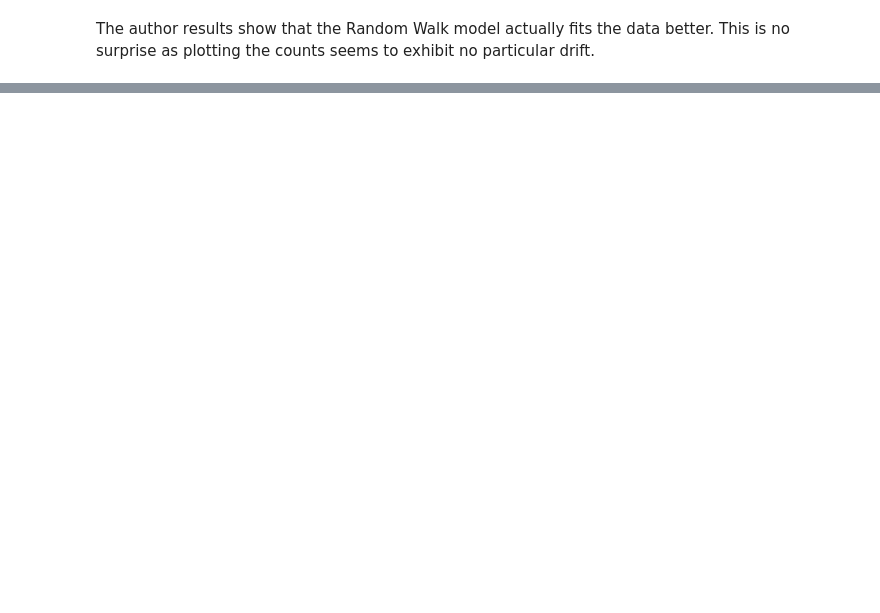
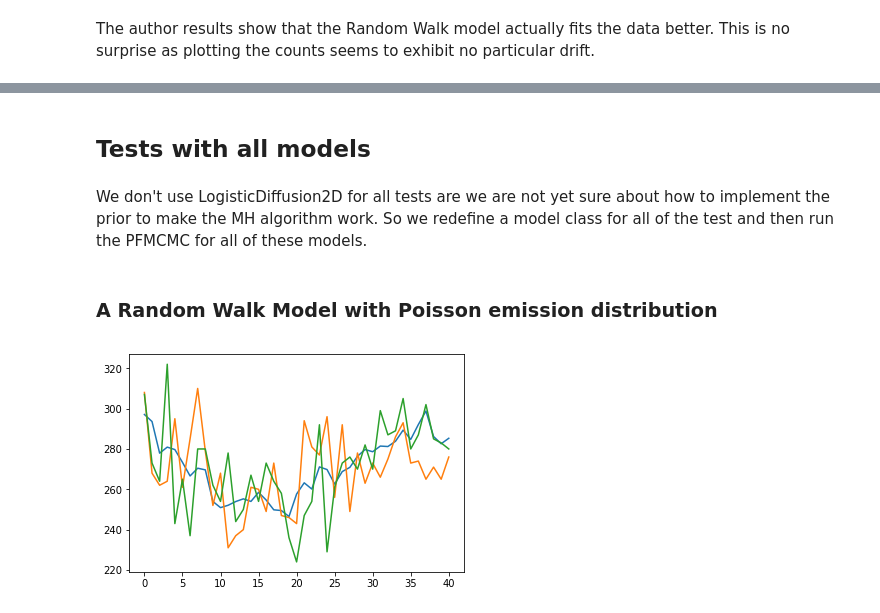
Before and after one commit to issxmeddine/Kangaroos, a Jupyter notebook: Kangaroos_Knape.ipynb, the cells around one changed output, grey strips where cells are left out. Drawn from its saved outputs; the diff is of its cells as text; code cells hidden in the pictures; blank space fills up the shorter version.

```diff
--- a/Kangaroos_Knape.ipynb
+++ b/Kangaroos_Knape.ipynb
@@ -279,13 +106,0 @@ Acceptance rate: 0.0
-# %%
-class RandomWalk2D_poisson(ssm.StateSpaceModel):
-    default_parameters={'sigma': 0.01, 'N0':np.log(200)}
-
-    def PX0(self):
-        return dists.Normal(loc=self.N0,scale=self.sigma)
-
-    def PX(self, t, xp):
-        return dists.Normal(loc=xp,scale=self.sigma*np.sqrt(dt[t]))
-
-    def PY(self, t, xp, x):
-        return dists.IndepProd(dists.Poisson(rate=np.exp(x)),
-                               dists.Poisson(rate=np.exp(x)))
@@ -319,0 +124,24 @@ Acceptance rate: 0.0
+# %% [markdown]
+## Tests with all models
+# %% [markdown]
+We don't use LogisticDiffusion2D for all tests are we are not yet sure about how to implement the prior to make the MH algorithm work. So we redefine a model class for all of the test and then run the PFMCMC for all of these models.
+# %% [markdown]
+### A Random Walk Model with Poisson emission distribution
+# %%
+class RandomWalk2D_poisson(ssm.StateSpaceModel):
+    default_parameters={'sigma': 0.01}
+
+    def PX0(self):
+        return dists.Normal(loc=np.log(mean_N0),scale=0.01)
+
+    def PX(self, t, xp):
+        return dists.Normal(loc=xp,scale=self.sigma*np.sqrt(dt[t]))
+
+    def PY(self, t, xp, x):
+        return dists.IndepProd(dists.Poisson(rate=np.exp(x)),
+                               dists.Poisson(rate=np.exp(x)))
+# %%
+RWp = RandomWalk2D_poisson(sigma=0.05)
+simulate_plot(RWp)
+# %% [output]
+[figure, added]
```
Also changed, not shown: parts of 50 cells of this notebook.
